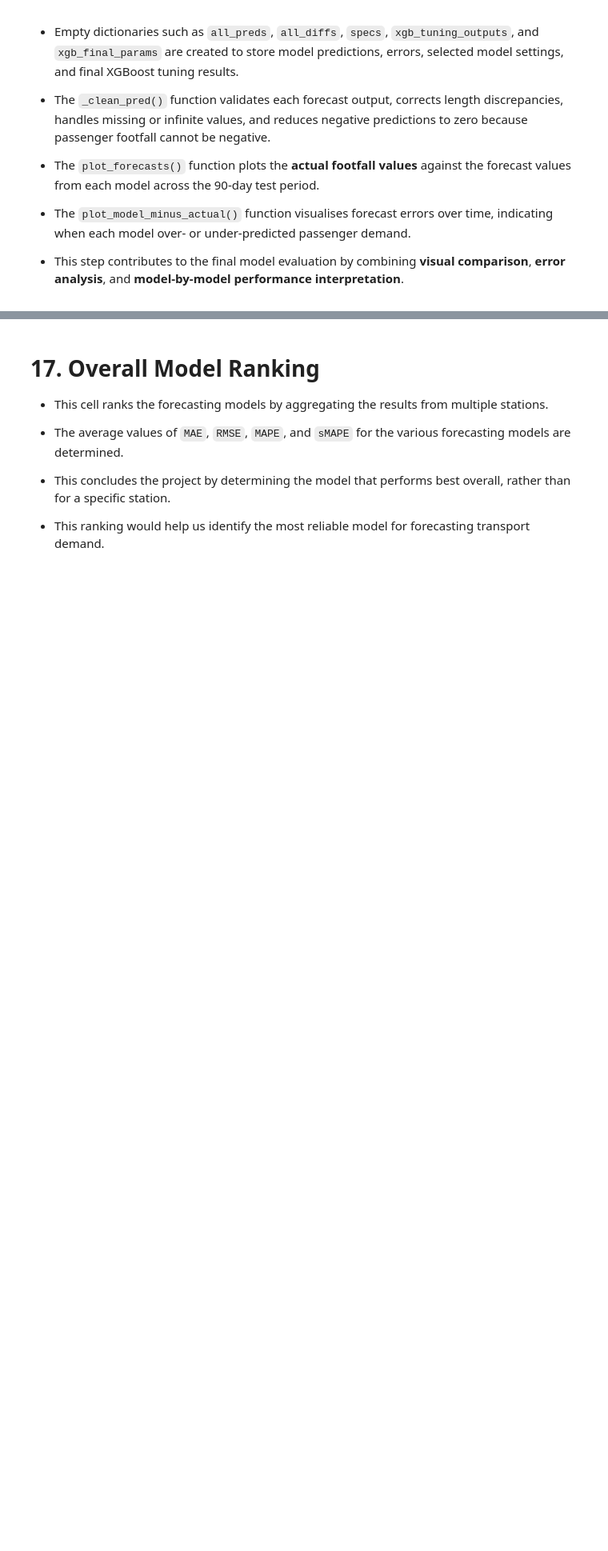
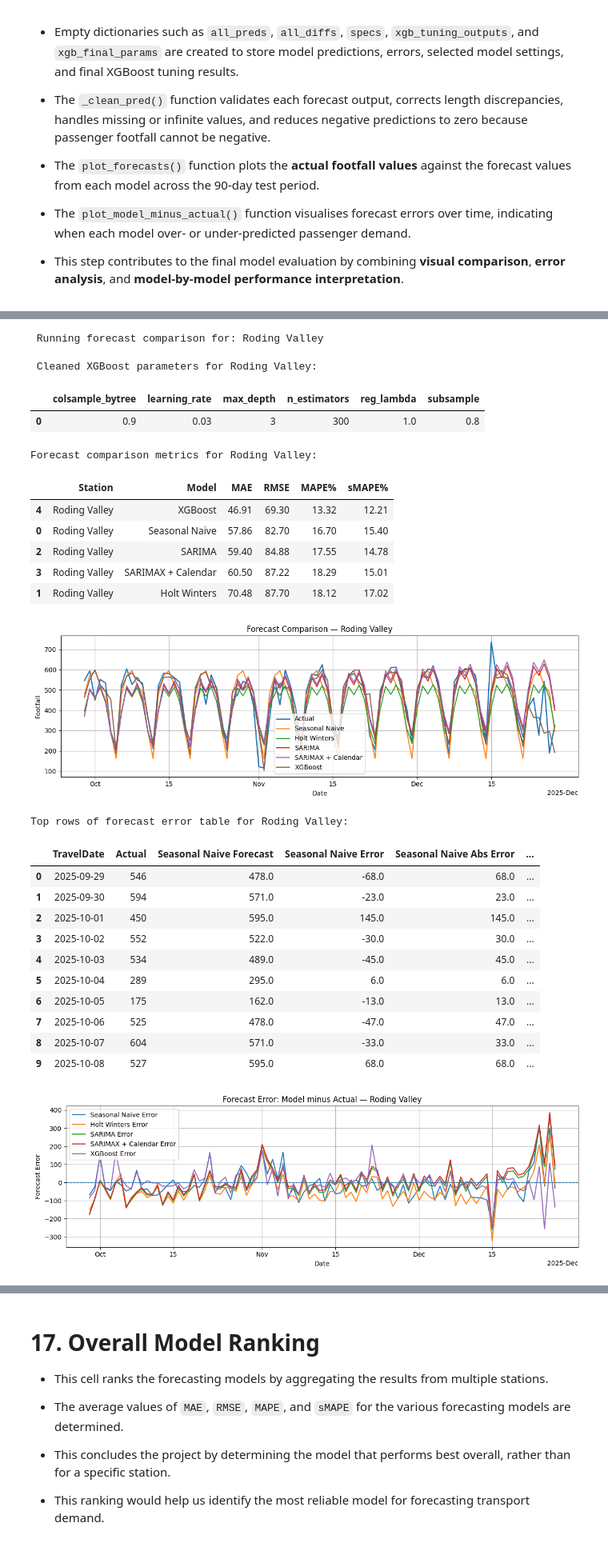
Before and after one commit to HARIRAJAMOHAN2000/london-public-transport-footfall-analysis, a Jupyter notebook: Analysis on TFL using Tube and Rail Stations in 2024-2025.ipynb, the cells around one changed output, grey strips where cells are left out. Shown at 80% size. Saved outputs shown, nothing was run; the diff lists cells and outputs as text; code cells hidden in the pictures; blank space fills up the shorter version.

```diff
--- a/Analysis on TFL using Tube and Rail Stations in 2024-2025.ipynb
+++ b/Analysis on TFL using Tube and Rail Stations in 2024-2025.ipynb
@@ -2200,0 +2284,40 @@ Best Model Per Station (RMSE):
+# %%
+# 15.3 Forecast Comparison - Roding Valley
+
+station_2 = "Roding Valley"
+
+metrics_roding_valley = evaluate_single_station_forecasts(station_2)
+
+metrics_roding_valley = (
+    metrics_roding_valley
+    .sort_values("RMSE")
+    .reset_index(drop=True)
+)
+
+display(metrics_roding_valley)
+# %% [output]
+ Running forecast comparison for: Roding Valley
+ Cleaned XGBoost parameters for Roding Valley:
+|  | colsample_bytree | learning_rate | max_depth | n_estimators | reg_lambda | subsample |
+| 0 | 0.9 | 0.03 | 3 | 300 | 1.0 | 0.8 |
+Forecast comparison metrics for Roding Valley:
+|  | Station | Model | MAE | RMSE | MAPE% | sMAPE% |
+| 4 | Roding Valley | XGBoost | 46.91 | 69.30 | 13.32 | 12.21 |
+| 0 | Roding Valley | Seasonal Naive | 57.86 | 82.70 | 16.70 | 15.40 |
+| 2 | Roding Valley | SARIMA | 59.40 | 84.88 | 17.55 | 14.78 |
+| 3 | Roding Valley | SARIMAX + Calendar | 60.50 | 87.22 | 18.29 | 15.01 |
+| 1 | Roding Valley | Holt Winters | 70.48 | 87.70 | 18.12 | 17.02 |
+[figure, added]
+Top rows of forecast error table for Roding Valley:
+|  | TravelDate | Actual | Seasonal Naive Forecast | Seasonal Naive Error | Seasonal Naive Abs Error | ... |
+| 0 | 2025-09-29 | 546 | 478.0 | -68.0 | 68.0 | ... |
+| 1 | 2025-09-30 | 594 | 571.0 | -23.0 | 23.0 | ... |
+| 2 | 2025-10-01 | 450 | 595.0 | 145.0 | 145.0 | ... |
+| 3 | 2025-10-02 | 552 | 522.0 | -30.0 | 30.0 | ... |
+| 4 | 2025-10-03 | 534 | 489.0 | -45.0 | 45.0 | ... |
+| 5 | 2025-10-04 | 289 | 295.0 | 6.0 | 6.0 | ... |
+| 6 | 2025-10-05 | 175 | 162.0 | -13.0 | 13.0 | ... |
+| 7 | 2025-10-06 | 525 | 478.0 | -47.0 | 47.0 | ... |
+| 8 | 2025-10-07 | 604 | 571.0 | -33.0 | 33.0 | ... |
+| 9 | 2025-10-08 | 527 | 595.0 | 68.0 | 68.0 | ... |
+[figure, added]
```
Also changed, not shown: parts of 20 cells of this notebook.
